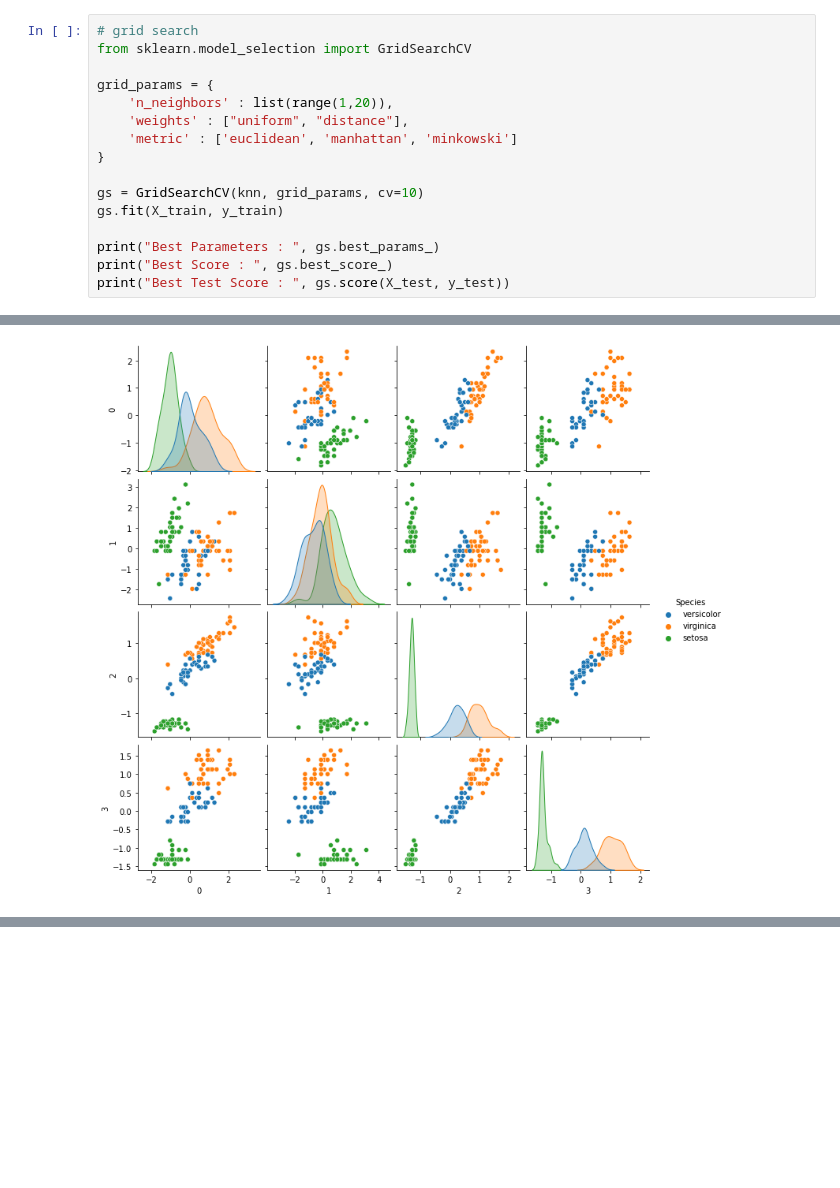
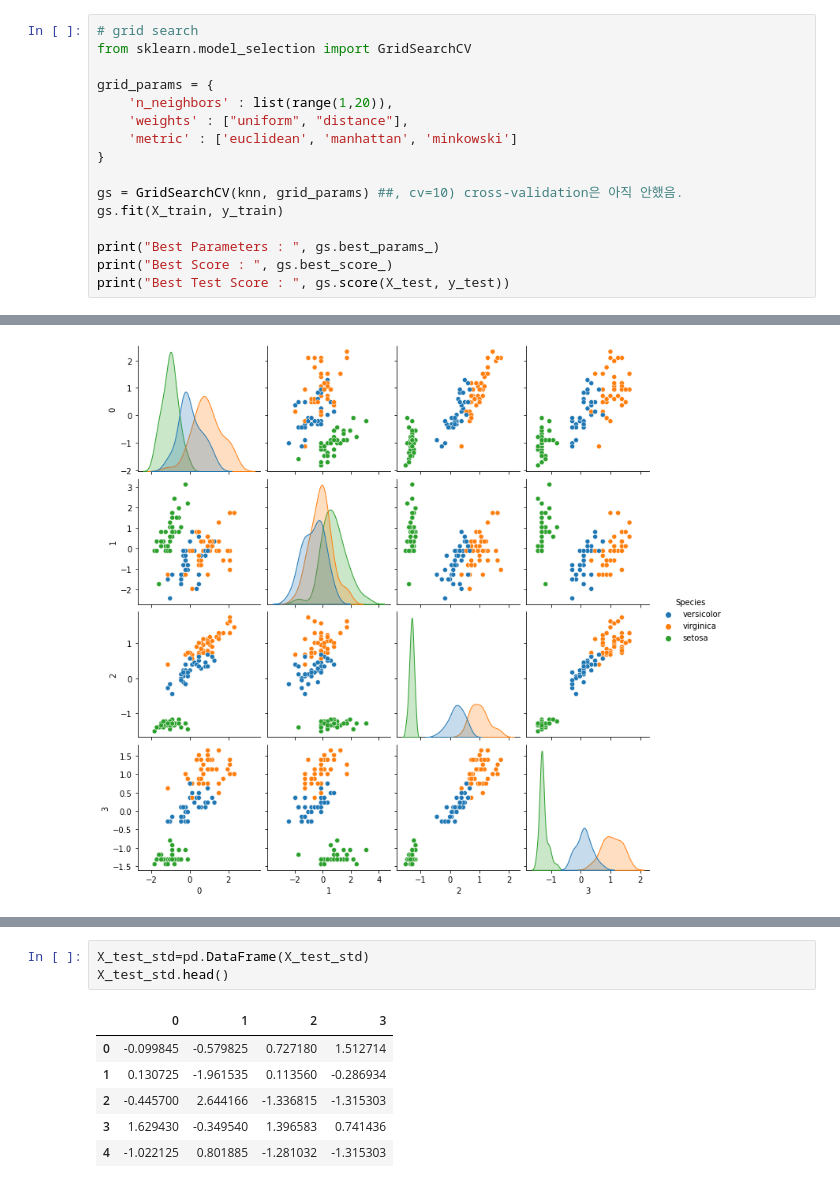
Before and after one commit to gundaminpde/2023-spring, a Jupyter notebook: 02_1_kNN.ipynb, the cells around one changed output, grey strips where cells are left out. Drawn from its saved outputs; the diff is of its cells as text; blank space fills up the shorter version.

```diff
--- a/02_1_kNN.ipynb
+++ b/02_1_kNN.ipynb
@@ -283,7 +283,7 @@ grid_params = {
     'metric' : ['euclidean', 'manhattan', 'minkowski']
 }
 
-gs = GridSearchCV(knn, grid_params, cv=10)
+gs = GridSearchCV(knn, grid_params) ##, cv=10) cross-validation은 아직 안했음.
 gs.fit(X_train, y_train)
 
 print("Best Parameters : ", gs.best_params_)
@@ -407,0 +426,10 @@ plt.show()
+# %%
+X_test_std=pd.DataFrame(X_test_std)
+X_test_std.head()
+# %% [output]
+|  | 0 | 1 | 2 | 3 |
+| 0 | -0.099845 | -0.579825 | 0.727180 | 1.512714 |
+| 1 | 0.130725 | -1.961535 | 0.113560 | -0.286934 |
+| 2 | -0.445700 | 2.644166 | -1.336815 | -1.315303 |
+| 3 | 1.629430 | -0.349540 | 1.396583 | 0.741436 |
+| 4 | -1.022125 | 0.801885 | -1.281032 | -1.315303 |
```
Also changed, not shown: parts of 3 cells of this notebook.
